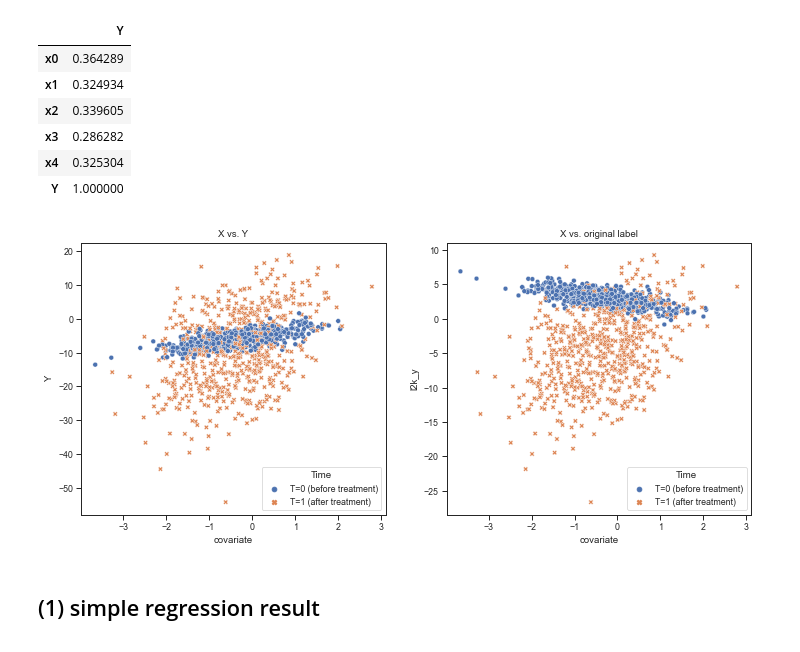
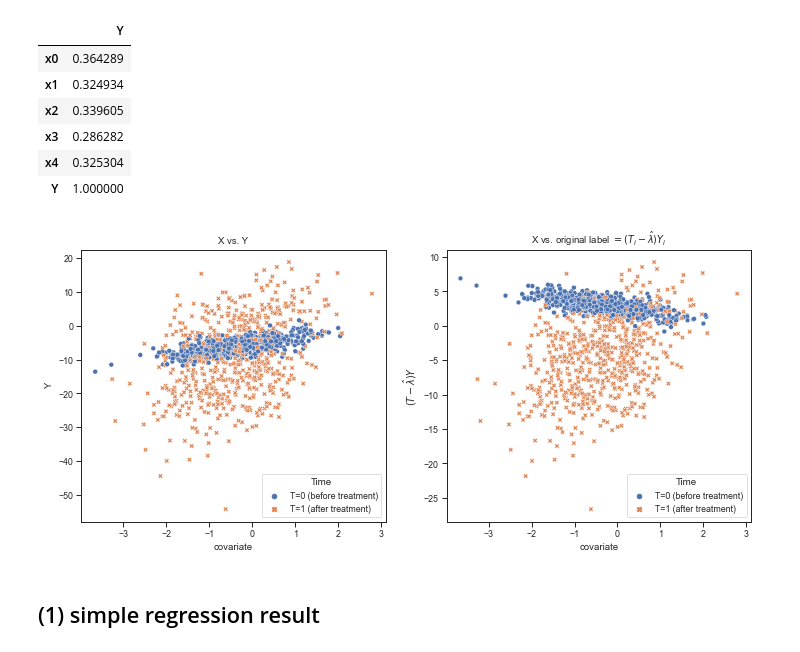
Before and after one commit to MasaAsami/modified_DMLDiD_RCS, a Jupyter notebook: notebooks/Why_original_l2kmodel_is_wrong.ipynb, the cells around one changed output. Cells and saved outputs as stored; diff of their text form; code cells hidden in the pictures.

```diff
--- a/notebooks/Why_original_l2kmodel_is_wrong.ipynb
+++ b/notebooks/Why_original_l2kmodel_is_wrong.ipynb
@@ -82,33 +82,34 @@ control_df[X_cols + ["Y"]].corr()[["Y"]]
 # %%
 fig, axs = plt.subplots(1, 2, figsize=(12, 5), sharex=True)
 
 sns.scatterplot(
     x="x0",
     y="Y",
     hue="Time",
     style="Time",
     data=control_df.assign(Time = np.where(control_df["T"]>0, "T=1 (after treatment)", "T=0 (before treatment)")),
     ax=axs[0],
     legend="full",
 )
 axs[0].set_title("X vs. Y")
 axs[0].set_xlabel("covariate")
 
 
 sns.scatterplot(
     x="x0", y="l2k_y",
     hue="Time",
     style="Time",
     data=control_df.assign(Time = np.where(control_df["T"]>0, "T=1 (after treatment)", "T=0 (before treatment)")),
     ax=axs[1],
     legend="full"
 )
-axs[1].set_title("X vs. original label")
+axs[1].set_title("X vs. original label $= (T_i - \hat{\lambda })Y_i$")
 axs[1].set_xlabel("covariate")
+axs[1].set_ylabel("$(T - \hat{\lambda })Y$")
 fig.savefig("../fig/covariate_to_label.png")
 fig.show()
 # %% [output]
-[figure, old version]
+[figure, new version]
 # %% [markdown]
 ## (1) simple regression result
 # %%
```
Also changed, not shown: parts of 2 cells of this notebook, 2 other files.
